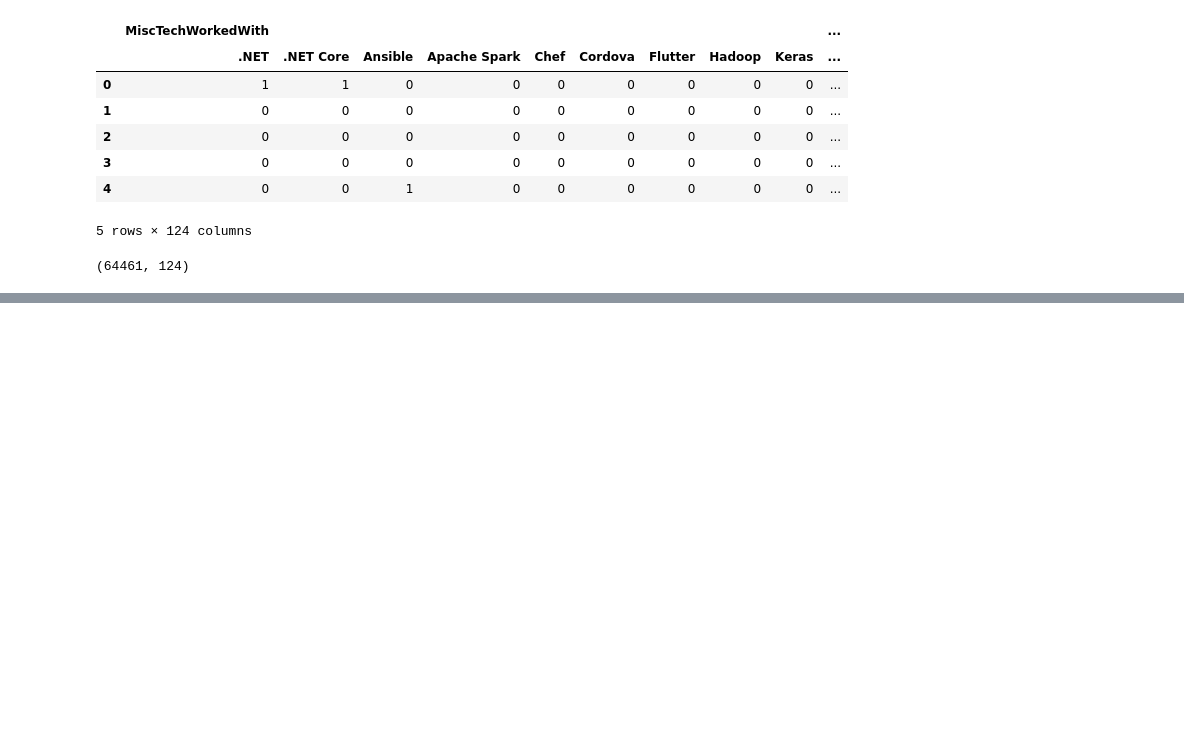
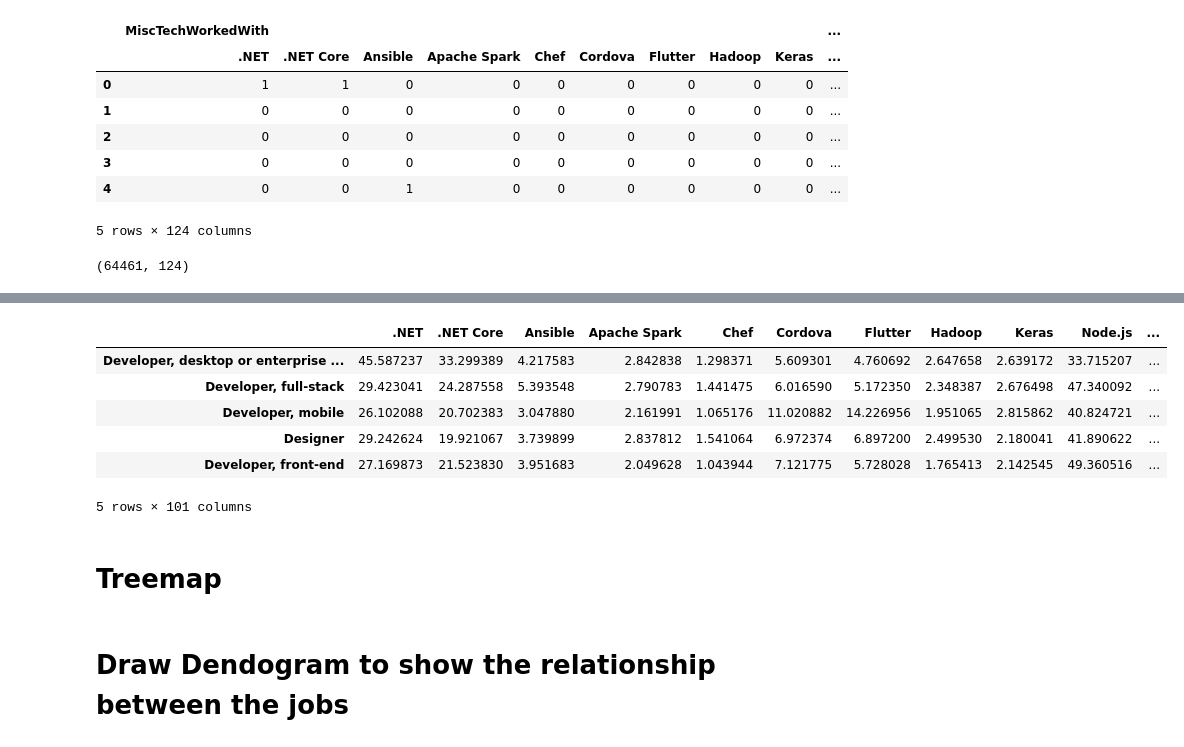
Before and after one commit to joseph-tharwat/stackoverflowDeveloper, a Jupyter notebook: notebooks/3_analysis.ipynb, the cells around one changed output, grey strips where cells are left out. Drawn from its saved outputs; the diff is of its cells as text; code cells hidden in the pictures; blank space fills up the shorter version.

Commit message:
more analysis in skills and jobs

```diff
--- a/notebooks/3_analysis.ipynb
+++ b/notebooks/3_analysis.ipynb
@@ -114,15 +115,17 @@ df2.shape
-# %%
-#need to make this for loop throw jobs and TECH_COL
-job_mask = df2[("DevType", jobs[0])]==1
-skill_percentage1 = list(df2.loc[job_mask]["LanguageWorkedWith"].mean()*100)
-column_name = list(df2.loc[job_mask]["LanguageWorkedWith"].columns)
-
-job_mask = df2[("DevType", jobs[1])]==1
-skill_percentage2 = list(df2.loc[job_mask]["LanguageWorkedWith"].mean()*100)
-column_name = list(df2.loc[job_mask]["LanguageWorkedWith"].columns)
-
-jobs_name = [jobs[0],jobs[1]]
-
-skill_percentage_all = [skill_percentage1,skill_percentage2]
+# %%
+#Make the percentage matrix
+skills_percentage_matrix = []
+for job in jobs:
+    job_mask = df2[("DevType", job)]==1
+    job_skills_percentage = []
+    for tech_col in TECH_COL:
+        job_skills_percentage = job_skills_percentage + list(df2.loc[job_mask][tech_col].mean()*100)
+    skills_percentage_matrix.append(job_skills_percentage)
+# %%
+#Make a skills list
+skills = []
+job_mask = df2[("DevType", "Educator")]==1  #Educator or any job as all jobs has the same columns
+for tech_col in TECH_COL:
+    skills = skills + list(df2.loc[job_mask][tech_col].columns)
 # %%
 fig = go.Figure(data=go.Heatmap(
@@ -134,5 +142,6 @@ fig.show()
 # %%
-temp = pd.DataFrame(skill_percentage_all, columns=column_name, index=jobs_name)
-temp.head()
-fig = px.imshow(temp, color_continuous_scale='viridis')
+df_skills_percentage = pd.DataFrame(skills_percentage_matrix, columns=skills, index=jobs)
+
+fig = px.imshow(df_skills_percentage, color_continuous_scale='viridis')
+fig.update_layout( width=2000, height=800)
 fig.show()
@@ -138,0 +150,14 @@ fig.show()
+# %%
+df_skills_percentage.head()
+# %% [output]
+|  | .NET | .NET Core | Ansible | Apache Spark | Chef | Cordova | Flutter | Hadoop | Keras | Node.js | ... |
+| Developer, desktop or enterprise ... | 45.587237 | 33.299389 | 4.217583 | 2.842838 | 1.298371 | 5.609301 | 4.760692 | 2.647658 | 2.639172 | 33.715207 | ... |
+| Developer, full-stack | 29.423041 | 24.287558 | 5.393548 | 2.790783 | 1.441475 | 6.016590 | 5.172350 | 2.348387 | 2.676498 | 47.340092 | ... |
+| Developer, mobile | 26.102088 | 20.702383 | 3.047880 | 2.161991 | 1.065176 | 11.020882 | 14.226956 | 1.951065 | 2.815862 | 40.824721 | ... |
+| Designer | 29.242624 | 19.921067 | 3.739899 | 2.837812 | 1.541064 | 6.972374 | 6.897200 | 2.499530 | 2.180041 | 41.890622 | ... |
+| Developer, front-end | 27.169873 | 21.523830 | 3.951683 | 2.049628 | 1.043944 | 7.121775 | 5.728028 | 1.765413 | 2.142545 | 49.360516 | ... |
+5 rows × 101 columns
+# %% [markdown]
+# Treemap
+# %% [markdown]
+# Draw Dendogram to show the relationship between the jobs
```
Also changed, not shown: parts of 8 cells of this notebook, 4 other files.
